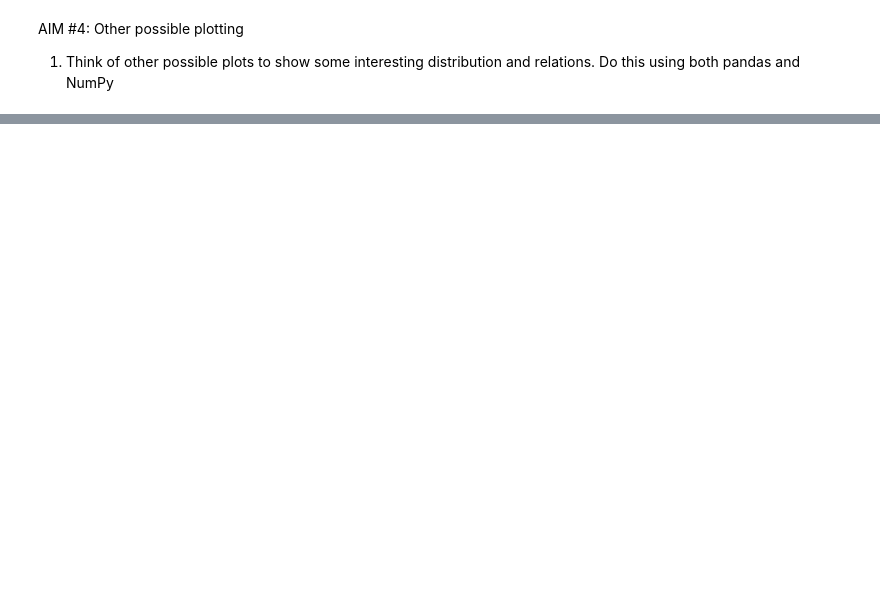
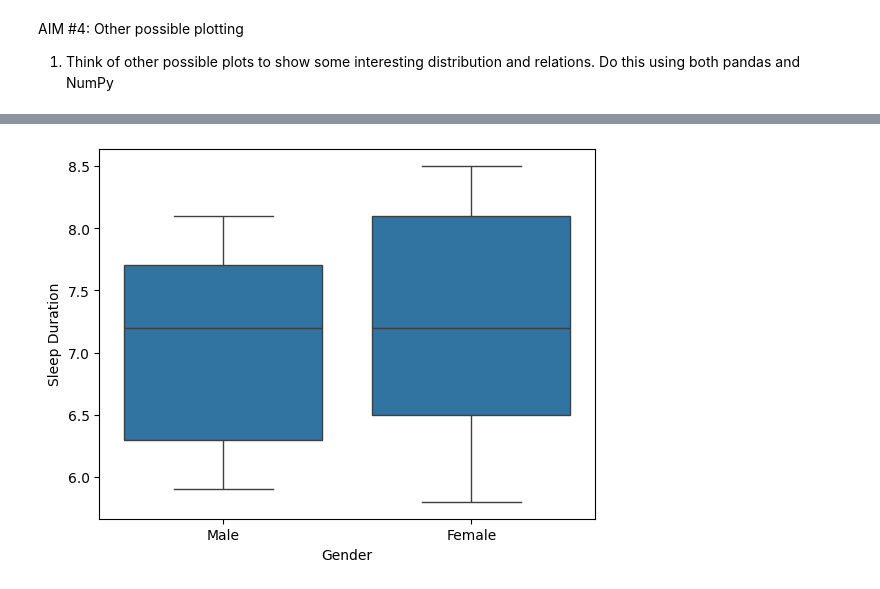
Before and after one commit to NotToYield/NGEX6, a Jupyter notebook: ngex6.ipynb, the cells around one changed output, grey strips where cells are left out. Saved outputs shown, nothing was run; the diff lists cells and outputs as text; code cells hidden in the pictures; blank space fills up the shorter version.

```diff
--- a/ngex6.ipynb
+++ b/ngex6.ipynb
@@ -615,0 +408,89 @@ plt.show()
+# %%
+import time
+import pandas as pd
+import numpy as np
+import matplotlib.pyplot as plt
+import seaborn as sns
+
+# 使用pandas绘制其他可能的图
+data = pd.read_csv('sleep_health.csv')
+
+# 箱线图展示不同性别之间的睡眠时长分布
+sns.boxplot(data=data, x='Gender', y='Sleep Duration')
+plt.show()
+
+# 小提琴图展示不同职业的压力水平分布
+# 调整图形大小和标签旋转角度
+plt.figure(figsize=(12, 6))
+sns.violinplot(data=data, x='Occupation', y='Stress Level')
+plt.xticks(rotation=45)
+plt.show()
+
+# 绘制BMI分类与收缩压的关系图
+# 调整标签字体大小和散点图的位置
+sns.scatterplot(data=data, x='BMI Category', y='Systolic blood pressure')
+plt.xlabel('BMI Category', fontsize=12)
+plt.ylabel('Systolic blood pressure', fontsize=12)
+plt.show()
+
+# 使用NumPy绘制其他可能的图
+plt.boxplot([data[data['Gender'] == 'Male']['Sleep Duration'].values, data[data['Gender'] == 'Female']['Sleep Duration'].values], labels=['Male', 'Female'])
+plt.show()
+
+unique_occupations = np.unique(data['Occupation'].values)
+stress_levels_by_occupation = [data[data['Occupation'] == occupation]['Stress Level'].values for occupation in unique_occupations]
+# 调整小提琴图的横坐标显示
+plt.violinplot(stress_levels_by_occupation, showmeans=True, showmedians=True)
+plt.xticks(np.arange(1, len(unique_occupations) + 1), unique_occupations, rotation=45)
+plt.show()
+
+bmi_categories = np.unique(data['BMI Category'].values)
+systolic_bp_by_bmi = [data[data['BMI Category'] == category]['Systolic blood pressure'].values for category in bmi_categories]
+for i, category in enumerate(bmi_categories):
+    # 调整散点图的横坐标位置
+    plt.scatter([i] * len(systolic_bp_by_bmi[i]), systolic_bp_by_bmi[i])
+plt.xticks(np.arange(len(bmi_categories)), bmi_categories)
+plt.xlabel('BMI Category', fontsize=12)
+plt.ylabel('Systolic blood pressure', fontsize=12)
+plt.show()
+
+# 计算时间差
+start_time_pandas = time.time()
+data = pd.read_csv('sleep_health.csv')
+sns.boxplot(data=data, x='Gender', y='Sleep Duration')
+plt.show()
+sns.violinplot(data=data, x='Occupation', y='Stress Level')
+plt.show()
+sns.scatterplot(data=data, x='BMI Category', y='Systolic blood pressure')
+plt.show()
+end_time_pandas = time.time()
+pandas_time = end_time_pandas - start_time_pandas
+
+start_time_numpy = time.time()
+data = pd.read_csv('Sleep_health.csv')
+plt.boxplot([data[data['Gender'] == 'Male']['Sleep Duration'].values, data[data['Gender'] == 'Female']['Sleep Duration'].values], labels=['Male', 'Female'])
+plt.show()
+unique_occupations = np.unique(data['Occupation'].values)
+stress_levels_by_occupation = [data[data['Occupation'] == occupation]['Stress Level'].values for occupation in unique_occupations]
+plt.violinplot(stress_levels_by_occupation, showmeans=True, showmedians=True)
+plt.xticks(np.arange(1, len(unique_occupations) + 1), unique_occupations, rotation=45)
+plt.show()
+bmi_categories = np.unique(data['BMI Category'].values)
+systolic_bp_by_bmi = [data[data['BMI Category'] == category]['Systolic blood pressure'].values for category in bmi_categories]
+for i, category in enumerate(bmi_categories):
+    plt.scatter([i] * len(systolic_bp_by_bmi[i]), systolic_bp_by_bmi[i])
+plt.xticks(np.arange(len(bmi_categories)), bmi_categories)
+plt.xlabel('BMI Category', fontsize=12)
+plt.ylabel('Systolic blood pressure', fontsize=12)
+plt.show()
+end_time_numpy = time.time()
+numpy_time = end_time_numpy - start_time_numpy
+
+print("Pandas Time:", pandas_time)
+print("NumPy Time:", numpy_time)
+if pandas_time < numpy_time:
+    print("Pandas is faster.")
+else:
+    print("NumPy is faster.")
+# %% [output]
+[figure, added]
```
Also changed, not shown: parts of 7 cells of this notebook.
